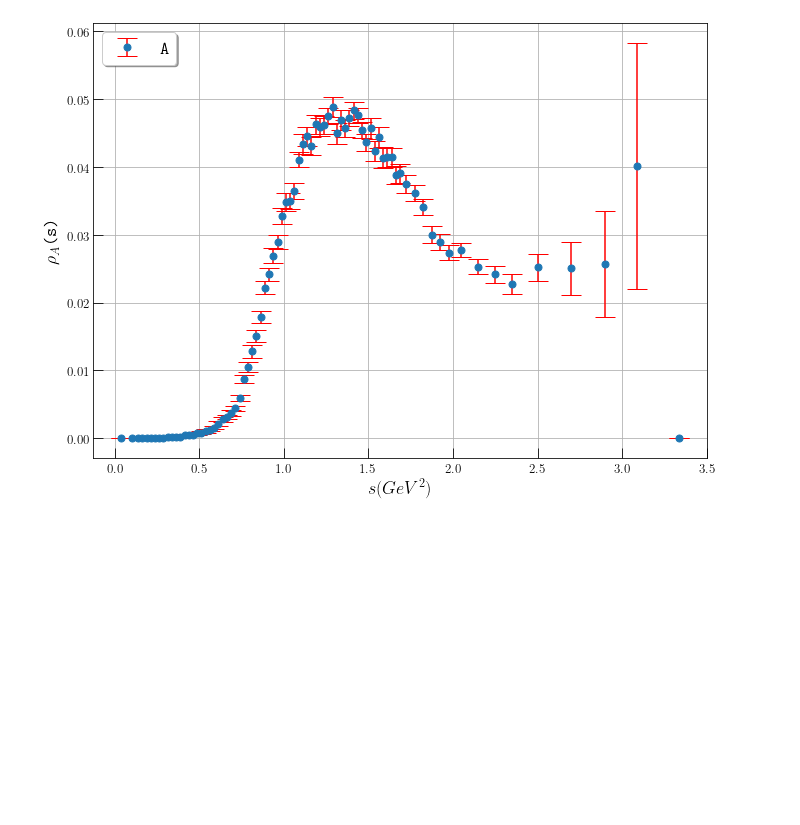
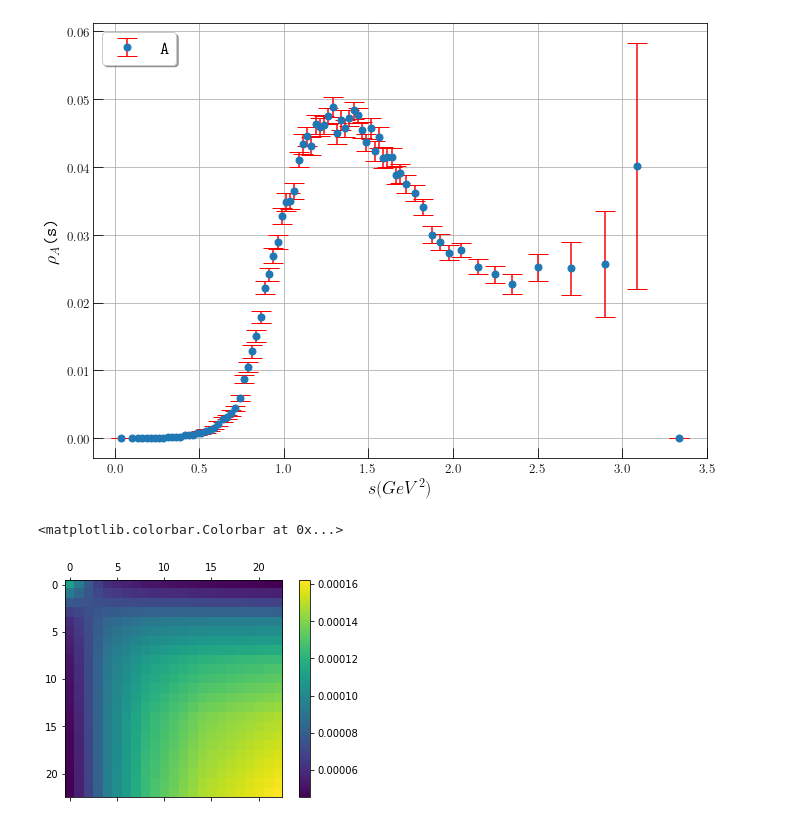
Before and after one commit to phd-dirk/Notebooks, a Jupyter notebook: AlephPlots.ipynb, the cells around one changed output. Cells and saved outputs as stored; diff of their text form; code cells hidden in the pictures; blank space fills up the shorter version.

```diff
--- a/AlephPlots.ipynb
+++ b/AlephPlots.ipynb
@@ -55,3 +55,35 @@ plt.savefig(name+'.png', transparent=True)
 plt.show()
 # %% [output]
 [figure]
+# %%
+cor = [[0.00011028649814955913, 9.3092370228881361e-05, 7.7861052030888799e-05, 6.7619557875232559e-05, 6.062167373334538e-05, 5.7987625973998973e-05, 5.5793055163456017e-05, 5.3951331171531454e-05, 5.2363765675202806e-05, 5.1632347857855181e-05, 5.0926754548125885e-05, 5.0237585008227171e-05, 4.9556259040396844e-05, 4.8874983900423517e-05, 4.8185679213212909e-05, 4.7835619269418119e-05, 4.7480793533824052e-05, 4.7120521839921714e-05, 4.6753986234650144e-05, 4.638029749049937e-05, 4.5998562328516233e-05, 4.5607762837974591e-05, 4.5206832673809922e-05],
+[9.3092370228881131e-05, 8.4560120194554251e-05, 7.6422776969119015e-05, 7.0543674952659076e-05, 6.6326818995726748e-05, 6.4692882518633133e-05, 6.3302949843484368e-05, 6.2113368954951761e-05, 6.1056969032941759e-05, 6.0552506983751305e-05, 6.0050181693086347e-05, 5.954251240914883e-05, 5.9023375875744755e-05, 5.848826486437521e-05, 5.7932541705268784e-05, 5.7645498041482121e-05, 5.7351582967127791e-05, 5.7050284368908484e-05, 5.6741133353117751e-05, 5.6423457098923929e-05, 5.6096145215666355e-05, 5.5757945186960629e-05, 5.5407504985292792e-05],
+[7.7861052030888623e-05, 7.6422776969119042e-05, 7.4994948084237644e-05, 7.3817406474728728e-05, 7.2922031577226027e-05, 7.2568701657637144e-05, 7.2254964242188919e-05, 7.1970943624445974e-05, 7.1681075726715392e-05, 7.151596282063089e-05, 7.1327115789292274e-05, 7.11091480055359e-05, 7.0858277029953547e-05, 7.0572321068007983e-05, 7.0248819685365016e-05, 7.0071952490949788e-05, 6.9884442859181046e-05, 6.9685921664665941e-05, 6.9476213731041231e-05, 6.9254913941305975e-05, 6.90210445931981e-05, 6.8773570930409246e-05, 6.8510994592808455e-05],
+[6.7619557875232491e-05, 7.0543674952659009e-05, 7.3817406474728566e-05, 7.6497343431480055e-05, 7.8714095365633121e-05, 7.9662822018912205e-05, 8.0493833950335034e-05, 8.1212950495194427e-05, 8.1805381295284538e-05, 8.2042594172258946e-05, 8.2233300429556297e-05, 8.2373441484763954e-05, 8.2460787338915642e-05, 8.2494839011170747e-05, 8.2474396056106432e-05, 8.2442819998778644e-05, 8.2396526990021515e-05, 8.233525480157348e-05, 8.2258998422216577e-05, 8.2167602656748007e-05, 8.2060407417372297e-05, 8.1936691840191916e-05, 8.1794866673077119e-05],
+[6.0621673733345197e-05, 6.6326818995726924e-05, 7.2922031577226162e-05, 7.8714095365633243e-05, 8.3828527866360931e-05, 8.6112619818606479e-05, 8.8179579572490109e-05, 9.0029716361033035e-05, 9.1655277120242297e-05, 9.2375917392476366e-05, 9.302963809617008e-05, 9.3612579117639054e-05, 9.4123101621752591e-05, 9.4561648287231465e-05, 9.4927435229465011e-05, 9.5082087042197826e-05, 9.5217471382752256e-05, 9.533340816635933e-05, 9.5429925160747664e-05, 9.5507070147549206e-05, 9.55645497788646e-05, 9.5601991942702804e-05, 9.5617817270033864e-05],
+[5.7987625973999082e-05, 6.4692882518633038e-05, 7.2568701657636914e-05, 7.966282201891249e-05, 8.611261981860652e-05, 8.9062433674446067e-05, 9.1777218591038701e-05, 9.424572352458366e-05, 9.6455407238929845e-05, 9.7454937392478139e-05, 9.8378713122963688e-05, 9.9222417692267607e-05, 9.9984205676464612e-05, 0.00010066460910548949, 0.00010126272918105548, 0.00010152992535660602, 0.00010177544317980561, 0.00010199911609611708, 0.00010220093229001063, 0.00010238101885187774, 0.00010253925651003717, 0.00010267543828167856, 0.00010278800736041473],
+[5.5793055163456017e-05, 6.3302949843484598e-05, 7.2254964242188743e-05, 8.0493833950334899e-05, 8.8179579572489756e-05, 9.1777218591038891e-05, 9.5148474883106625e-05, 9.8267187384857291e-05, 0.00010110941046154017, 0.00010241618166353074, 0.00010364026334293206, 0.0001047763667097936, 0.00010582193284065516, 0.00010677714274252513, 0.00010764063737240589, 0.00010803690091658669, 0.00010840906405745019, 0.00010875695347813016, 0.00010908049417789378, 0.0001093798709099429, 0.00010965510448227782, 0.00010990611793481422, 0.00011013136955408523],
+[5.3951331171531569e-05, 6.2113368954951951e-05, 7.1970943624446367e-05, 8.1212950495194156e-05, 9.002971636103332e-05, 9.4245723524583877e-05, 9.8267187384857318e-05, 0.00010205574008682823, 0.00010557243629519111, 0.0001072135291220573, 0.00010876792132890722, 0.00011022873849628901, 0.00011159212202510164, 0.00011285735574856081, 0.00011402213434924106, 0.0001145655980848777, 0.00011508261696571072, 0.00011557299287014017, 0.00011603657259230111, 0.00011647357237401988, 0.00011688410415461329, 0.00011726818232015109, 0.00011762428072122275],
+[5.2363765675202759e-05, 6.1056969032941257e-05, 7.1681075726715135e-05, 8.1805381295284429e-05, 9.1655277120242649e-05, 9.6455407238930116e-05, 0.00010110941046154009, 0.00010557243629519091, 0.00010979335418271064, 0.00011179196666562114, 0.00011370439544259731, 0.00011552150181566005, 0.00011723737719917074, 0.00011884963443619541, 0.00012035436379384114, 0.00012106484371715928, 0.00012174678221944309, 0.00012239992072724386, 0.00012302400914759049, 0.0001236192477452219, 0.00012418576903832886, 0.00012472362655549358, 0.00012523131194047734],
+[5.1632347857855412e-05, 6.0552506983751176e-05, 7.1515962820631134e-05, 8.2042594172258959e-05, 9.2375917392476258e-05, 9.7454937392478288e-05, 0.00010241618166353058, 0.0001072135291220574, 0.00011179196666562091, 0.00011397561903995705, 0.00011607571836735234, 0.00011808180564024317, 0.00011998665065871676, 0.00012178667649063391, 0.00012347685429902, 0.00012427894645373233, 0.00012505164452138859, 0.00012579462564795104, 0.0001265075678710802, 0.00012719063053525127, 0.00012784392545251718, 0.00012846750205771574, 0.00012905985481905649],
+[5.0926754548125722e-05, 6.0050181693086143e-05, 7.1327115789292112e-05, 8.2233300429556202e-05, 9.3029638096169958e-05, 9.8378713122963566e-05, 0.00010364026334293224, 0.00010876792132890721, 0.00011370439544259735, 0.00011607571836735256, 0.00011836800256643726, 0.0001205694809900093, 0.00012267144421163376, 0.00012466885715268149, 0.00012655531579281744, 0.00012745480723482978, 0.00012832425099261981, 0.00012916322418372547, 0.00012997130703601496, 0.00013074858923419914, 0.00013149513925550532, 0.00013221098607859612, 0.00013289461971577164],
+[5.0237585008227462e-05, 5.9542512409148451e-05, 7.1109148005536375e-05, 8.2373441484764117e-05, 9.3612579117639393e-05, 9.9222417692267174e-05, 0.00010477636670979331, 0.00011022873849628904, 0.00011552150181565994, 0.00011808180564024298, 0.00012056948099000931, 0.00012297167319166055, 0.00012527818219995544, 0.00012748227842702893, 0.00012957590664143835, 0.00013057873424748506, 0.00013155112940620888, 0.00013249252598226542, 0.00013340237459123384, 0.00013428066422917939, 0.00013512739517206914, 0.00013594255924006884, 0.00013672463435729669],
+[4.9556259040396885e-05, 5.9023375875744714e-05, 7.0858277029953683e-05, 8.2460787338915195e-05, 9.4123101621752605e-05, 9.998420567646468e-05, 0.00010582193284065515, 0.00011159212202510138, 0.00011723737719917062, 0.00011998665065871679, 0.00012267144421163371, 0.00012527818219995544, 0.00012779539711416996, 0.00013021458784768407, 0.00013252582289025768, 0.00013363784622821593, 0.00013471940787810629, 0.00013576974809865189, 0.00013678815011083882, 0.00013777446835373, 0.00013872860671570902, 0.00013965050203949624, 0.00014053861365858079],
+[4.8874983900423584e-05, 5.848826486437517e-05, 7.0572321068007916e-05, 8.2494839011170571e-05, 9.4561648287231492e-05, 0.0001006646091054895, 0.0001067771427425253, 0.00011285735574856084, 0.00011884963443619545, 0.00012178667649063435, 0.00012466885715268166, 0.00012748227842702931, 0.00013021458784768397, 0.00013285575600805992, 0.00013539396061206955, 0.00013662069316254668, 0.00013781741450029876, 0.00013898311372469377, 0.00014011686036902168, 0.00014121833391520519, 0.00014228730378090682, 0.00014332362125425794, 0.0001443257123746253],
+[4.8185679213212915e-05, 5.7932541705268662e-05, 7.0248819685365003e-05, 8.24743960561065e-05, 9.4927435229465323e-05, 0.0001012627291810556, 0.00010764063737240584, 0.000114022134349241, 0.00012035436379384122, 0.0001234768542990203, 0.00012655531579281744, 0.00012957590664143846, 0.00013252582289025735, 0.00013539396061206936, 0.00013816691002996846, 0.00013951326023290103, 0.00014083067587777255, 0.00014211784144831669, 0.00014337356651781429, 0.00014459731076951968, 0.00014578865749060612, 0.00014694732318160978, 0.00014807166877979825],
+[4.783561926941795e-05, 5.7645498041482297e-05, 7.0071952490949923e-05, 8.2442819998778752e-05, 9.508208704219788e-05, 0.0001015299253566059, 0.00010803690091658693, 0.00011456559808487789, 0.00012106484371715942, 0.0001242789464537326, 0.00012745480723482964, 0.00013057873424748514, 0.00013363784622821557, 0.00013662069316254679, 0.00013951326023290127, 0.00014092096035430349, 0.00014230054383061576, 0.00014365053079358652, 0.00014496958752337883, 0.00014625704773169024, 0.0001475123783632519, 0.0001487352027944956, 0.0001499238299280178],
+[4.7480793533823882e-05, 5.7351582967127642e-05, 6.9884442859180951e-05, 8.2396526990021569e-05, 9.521747138275254e-05, 0.00010177544317980582, 0.00010840906405745048, 0.00011508261696571069, 0.00012174678221944344, 0.00012505164452138851, 0.00012832425099261956, 0.00013155112940620894, 0.00013471940787810601, 0.00013781741450029857, 0.00014083067587777231, 0.00014230054383061611, 0.00014374331695519388, 0.00014515735258468533, 0.00014654117025098375, 0.00014789396951559201, 0.00014921508513243429, 0.00015050402730014704, 0.00015175903562270984],
+[4.7120521839921633e-05, 5.7050284368908471e-05, 6.9685921664665399e-05, 8.2335254801573358e-05, 9.5333408166359561e-05, 0.00010199911609611716, 0.00010875695347813027, 0.00011557299287014042, 0.00012239992072724386, 0.00012579462564795104, 0.00012916322418372536, 0.00013249252598226553, 0.00013576974809865208, 0.00013898311372469347, 0.00014211784144831696, 0.00014365053079358643, 0.00014515735258468533, 0.0001466365142408668, 0.00014808639352864453, 0.00014950605216302036, 0.00015089467854095739, 0.00015225164917065449, 0.00015357511502135272],
+[4.6753986234650415e-05, 5.6741133353117737e-05, 6.9476213731040851e-05, 8.2258998422216672e-05, 9.5429925160747962e-05, 0.00010220093229001022, 0.00010908049417789367, 0.00011603657259230109, 0.00012302400914759043, 0.00012650756787108003, 0.00012997130703601493, 0.00013340237459123362, 0.00013678815011083898, 0.00014011686036902185, 0.00014337356651781451, 0.00014496958752337883, 0.0001465411702509837, 0.00014808639352864464, 0.00014960351003891908, 0.00015109144769718163, 0.00015254923753740606, 0.00015397610205442107, 0.00015537008249632737],
+[4.6380297490499404e-05, 5.6423457098923638e-05, 6.9254913941306138e-05, 8.2167602656748088e-05, 9.550707014754945e-05, 0.0001023810188518779, 0.00010937987090994289, 0.00011647357237402001, 0.00012361924774522152, 0.00012719063053525105, 0.00013074858923419895, 0.00013428066422917987, 0.0001377744683537304, 0.00014121833391520481, 0.00014459731076952028, 0.00014625704773169008, 0.00014789396951559155, 0.00014950605216301988, 0.00015109144769718096, 0.00015264896592483918, 0.00015417747820816688, 0.00015567603646815097, 0.00015714255124240698],
+[4.5998562328516199e-05, 5.6096145215666585e-05, 6.902104459319787e-05, 8.2060407417371985e-05, 9.5564549778864627e-05, 0.00010253925651003718, 0.00010965510448227778, 0.00011688410415461331, 0.00012418576903832856, 0.00012784392545251718, 0.00013149513925550494, 0.00013512739517206914, 0.00013872860671570902, 0.00014228730378090741, 0.00014578865749060601, 0.00014751237836325171, 0.00014921508513243364, 0.00015089467854095695, 0.00015254923753740596, 0.00015417747820816664, 0.00015577812472142118, 0.00015735005308115333, 0.00015889102689855948],
+[4.5607762837974563e-05, 5.5757945186961144e-05, 6.8773570930409246e-05, 8.1936691840191726e-05, 9.560199194270279e-05, 0.00010267543828167868, 0.0001099061179348143, 0.00011726818232015104, 0.00012472362655549399, 0.00012846750205771599, 0.00013221098607859615, 0.00013594255924006914, 0.00013965050203949589, 0.00014332362125425702, 0.00014694732318160981, 0.00014873520279449549, 0.00015050402730014661, 0.00015225164917065471, 0.00015397610205442094, 0.00015567603646815135, 0.00015735005308115335, 0.0001589968660461377, 0.0001606140892527281],
+[4.5206832673809583e-05, 5.5407504985292914e-05, 6.851099459280855e-05, 8.1794866673077214e-05, 9.5617817270034189e-05, 0.00010278800736041443, 0.00011013136955408538, 0.00011762428072122282, 0.00012523131194047755, 0.00012905985481905609, 0.00013289461971577191, 0.00013672463435729663, 0.00014053861365858055, 0.00014432571237462557, 0.00014807166877979749, 0.00014992382992801774, 0.00015175903562270892, 0.0001535751150213534, 0.00015537008249632701, 0.00015714255124240649, 0.00015889102689855945, 0.00016061408925272877, 0.0001623092184364539]]
+# %%
+fig = plt.figure()
+ax = fig.add_subplot(111)
+cax = ax.matshow(cor)
+fig.colorbar(cax)
+# %% [output]
+<matplotlib.colorbar.Colorbar at 0x...>
+[figure, added]
```
Also changed, not shown: 1 other file.
